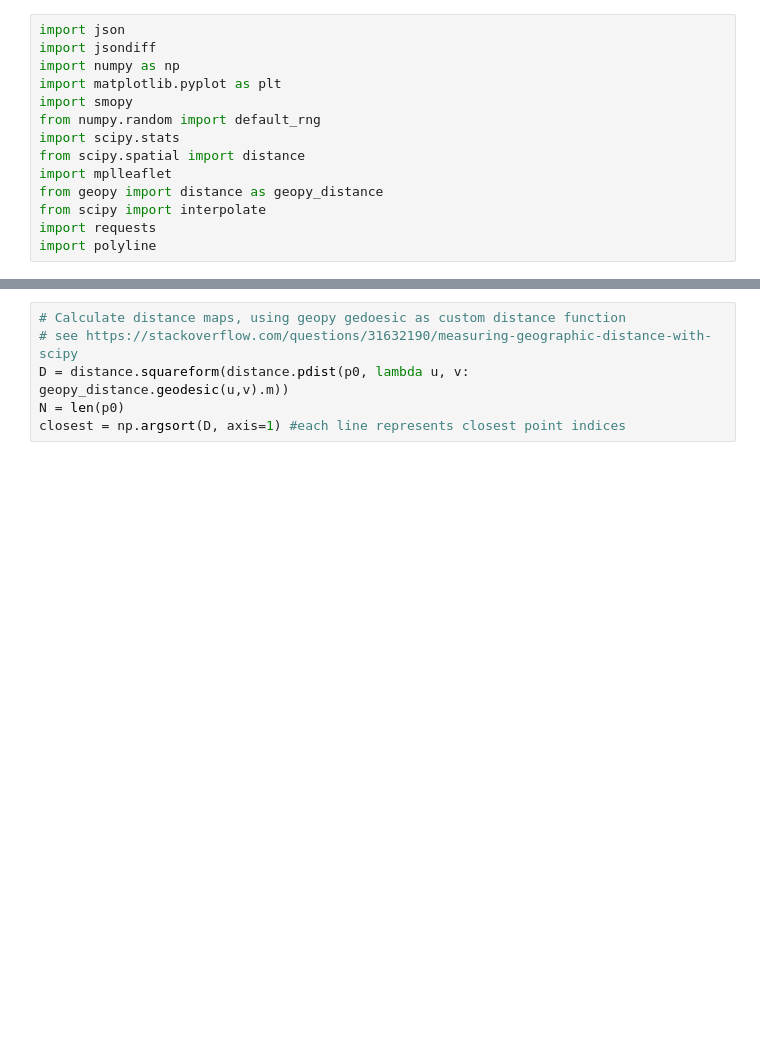
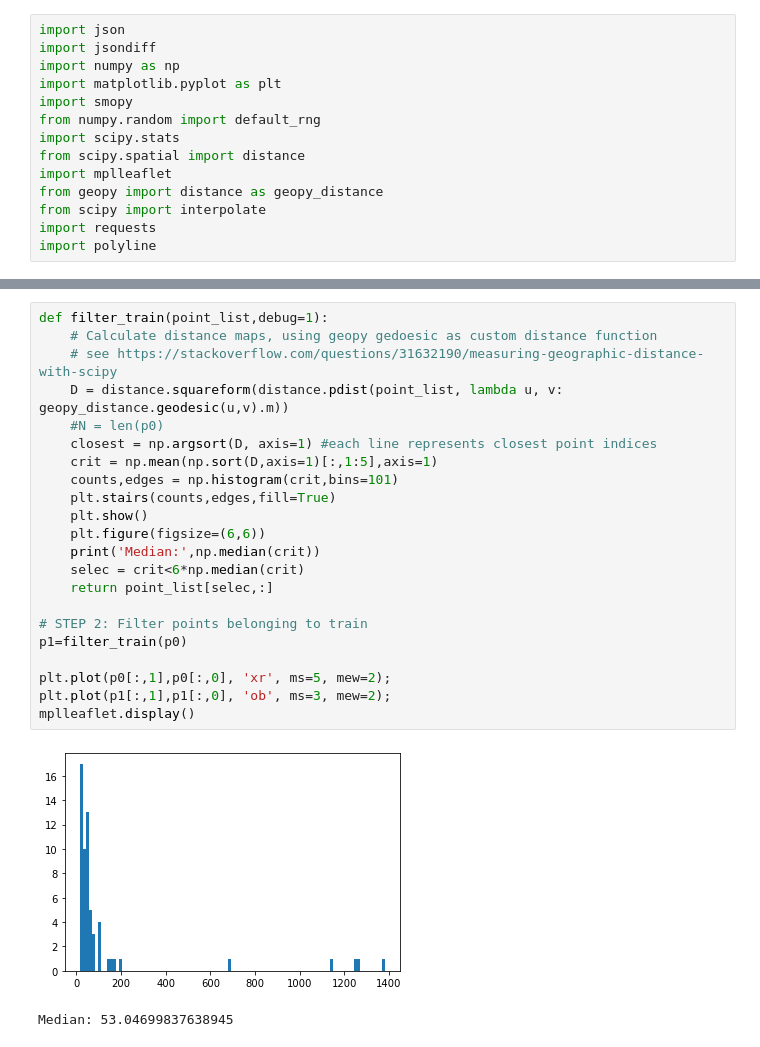
Before and after one commit to hb128/criticality_monitor, a Jupyter notebook: cm_sorting_v3.ipynb, the cells around one changed output, grey strips where cells are left out. Saved outputs shown, nothing was run; the diff lists cells and outputs as text; blank space fills up the shorter version.

```diff
--- a/cm_sorting_v3.ipynb
+++ b/cm_sorting_v3.ipynb
@@ -64,8 +83,27 @@ mplleaflet.display()
 # %% [output]
 [interactive output not drawn]
 # %%
-# Calculate distance maps, using geopy gedoesic as custom distance function
-# see https://stackoverflow.com/questions/31632190/measuring-geographic-distance-with-scipy
-D = distance.squareform(distance.pdist(p0, lambda u, v: geopy_distance.geodesic(u,v).m))
-N = len(p0)
-closest = np.argsort(D, axis=1) #each line represents closest point indices
+def filter_train(point_list,debug=1):
+    # Calculate distance maps, using geopy gedoesic as custom distance function
+    # see https://stackoverflow.com/questions/31632190/measuring-geographic-distance-with-scipy
+    D = distance.squareform(distance.pdist(point_list, lambda u, v: geopy_distance.geodesic(u,v).m))
+    #N = len(p0)
+    closest = np.argsort(D, axis=1) #each line represents closest point indices
+    crit = np.mean(np.sort(D,axis=1)[:,1:5],axis=1)
+    counts,edges = np.histogram(crit,bins=101)
+    plt.stairs(counts,edges,fill=True)
+    plt.show()
+    plt.figure(figsize=(6,6))
+    print('Median:',np.median(crit))
+    selec = crit<6*np.median(crit)
+    return point_list[selec,:]
+
+# STEP 2: Filter points belonging to train
+p1=filter_train(p0)
+
+plt.plot(p0[:,1],p0[:,0], 'xr', ms=5, mew=2);
+plt.plot(p1[:,1],p1[:,0], 'ob', ms=3, mew=2);
+mplleaflet.display()
+# %% [output]
+[figure, added]
+Median: 53.04699837638945
```
Also changed, not shown: parts of 14 cells of this notebook, 1 other file.
